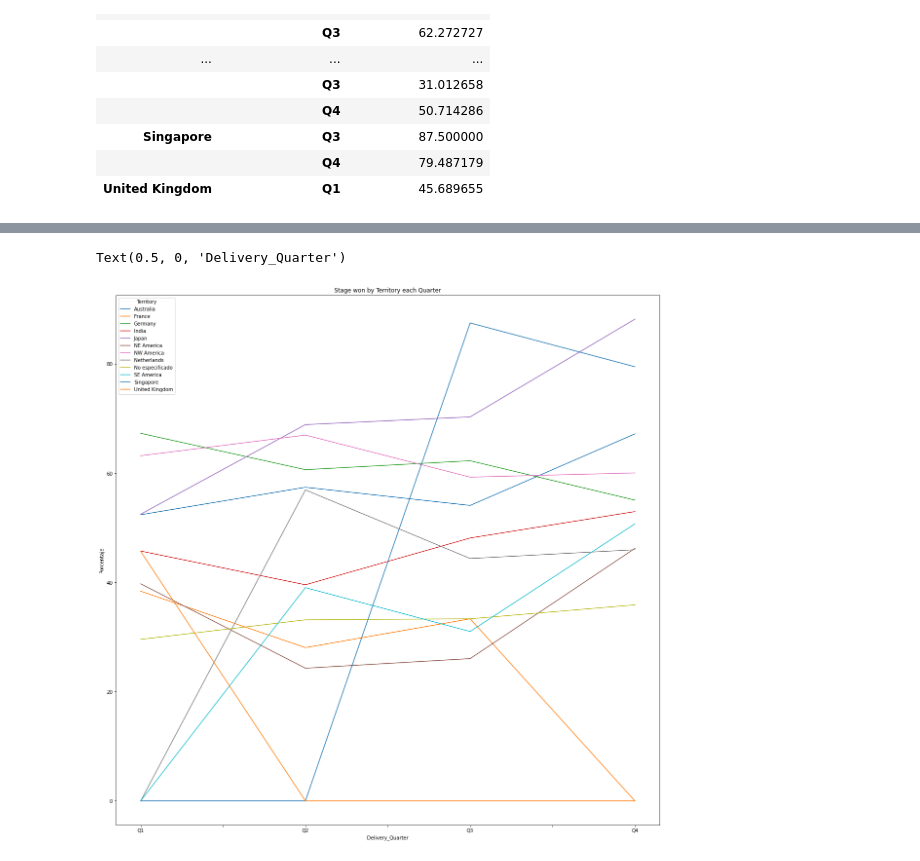
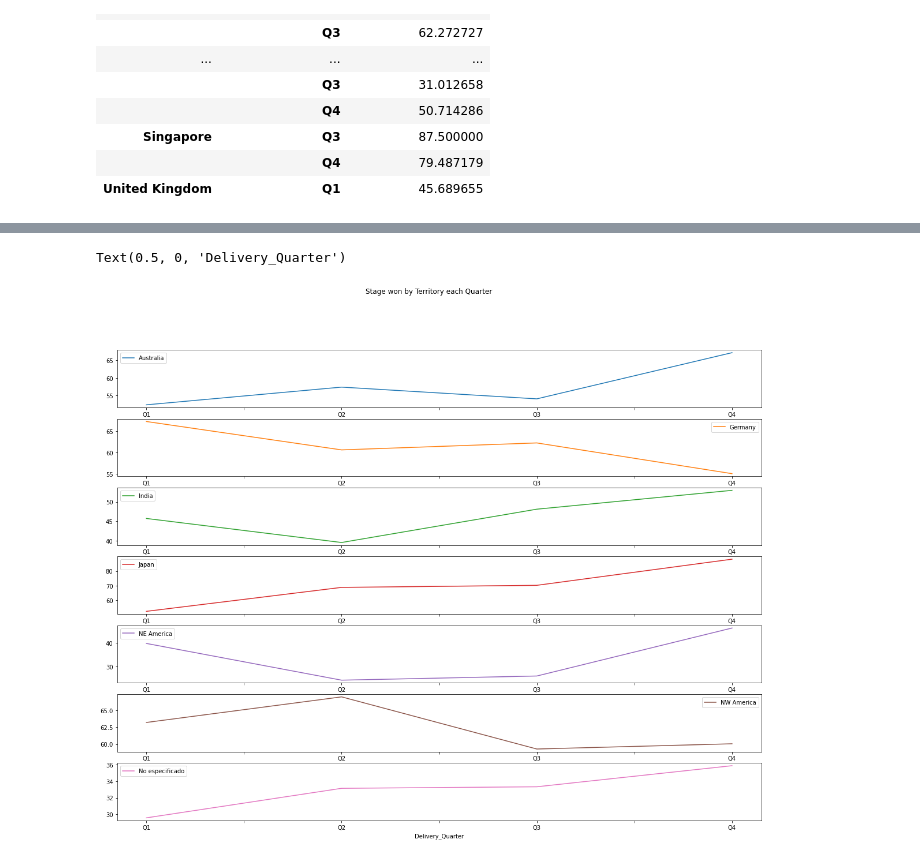
Before and after one commit to BautistaXifro/Datos, a Jupyter notebook: Analisis/Tp1-TerritorioYRegion.ipynb, the cells around one changed output, grey strips where cells are left out. Drawn from its saved outputs; the diff is of its cells as text; code cells hidden in the pictures.

Commit message:
arreglando las visuals

```diff
--- a/Analisis/Tp1-TerritorioYRegion.ipynb
+++ b/Analisis/Tp1-TerritorioYRegion.ipynb
@@ -848,3 +849,6 @@ grafico_quarters_territory
 | Q2 | 57.419355 | 28.057554 | 60.638298 | 39.565217 | 68.887147 | 24.293785 | 66.970387 | 56.934307 | ... |
 | Q3 | 54.090909 | 33.333333 | 62.272727 | 48.128342 | 70.302376 | 26.046512 | 59.277108 | 44.378698 | ... |
 | Q4 | 67.192429 | 0.000000 | 55.066079 | 52.970297 | 88.192552 | 46.226415 | 60.047847 | 45.985401 | ... |
+# %%
+grafico_quarters_territory = grafico_quarters_territory.drop(['France','Netherlands','SE America','United Kingdom','Singapore'],axis=1)
+grafico_quarters_territory
@@ -851,8 +862,7 @@ grafico_quarters_territory
 # %%
-grafico_quarters_territory.plot(kind ='line',figsize=(20,20),title='Stage won by Territory each Quarter');
+grafico_quarters_territory.plot(kind ='line',figsize=(20,15),title='Stage won by Territory each Quarter',subplots = True,sharex=False);
 ax=plt.gca()
-ax.set_ylabel('Porcentaje')
 ax.set_xlabel('Delivery_Quarter')
 # %% [output]
 Text(0.5, 0, 'Delivery_Quarter')
-[figure, old version]
+[figure, new version]
```
Also changed, not shown: parts of 6 cells of this notebook, 1 other file.
